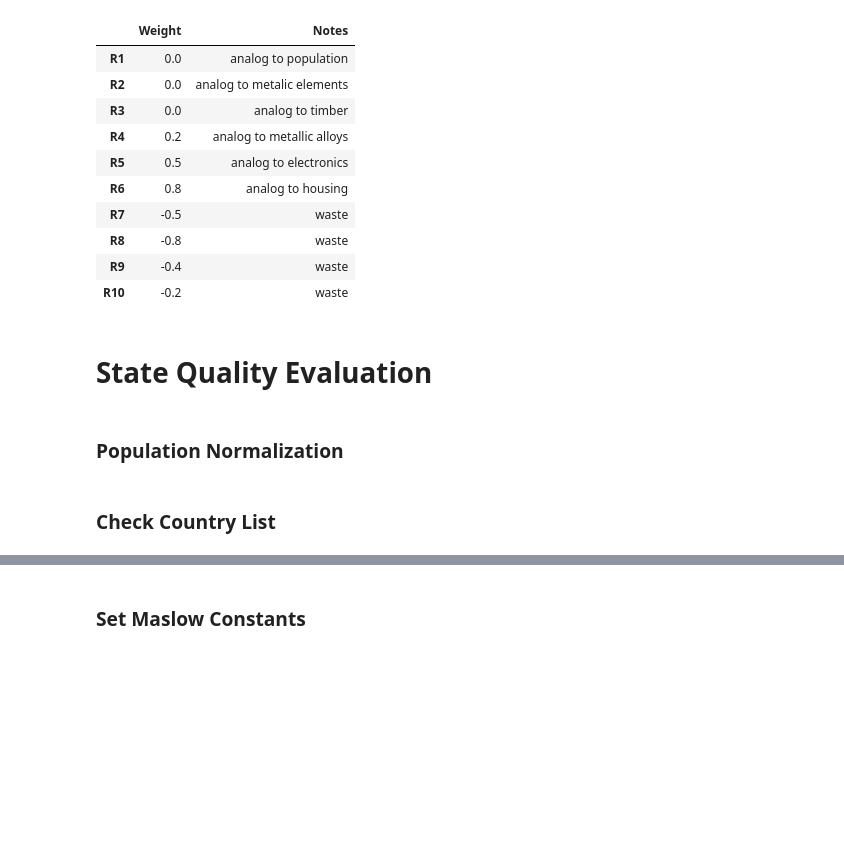
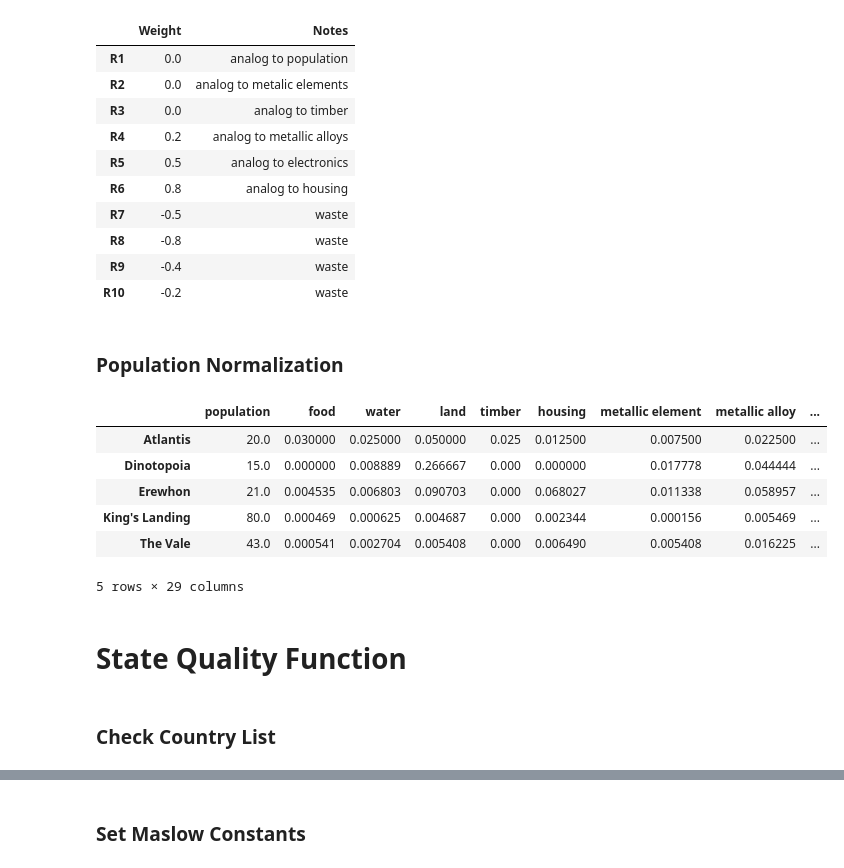
Before and after one commit to ijohnmilton/CountrySimulation, a Jupyter notebook: CountrySimulation.ipynb, the cells around one changed output, grey strips where cells are left out. Drawn from its saved outputs; the diff is of its cells as text; code cells hidden in the pictures; blank space fills up the shorter version.

```diff
--- a/CountrySimulation.ipynb
+++ b/CountrySimulation.ipynb
@@ -77,8 +77,6 @@ resourcedf
 | R8 | -0.8 | waste |
 | R9 | -0.4 | waste |
 | R10 | -0.2 | waste |
-# %% [markdown]
-# State Quality Evaluation
 # %% [markdown]
 ### Population Normalization
 # %%
@@ -88,5 +96,17 @@ def normalize_df(df):
+# %%
+norm_df
+# %% [output]
+|  | population | food | water | land | timber | housing | metallic element | metallic alloy | ... |
+| Atlantis | 20.0 | 0.030000 | 0.025000 | 0.050000 | 0.025 | 0.012500 | 0.007500 | 0.022500 | ... |
+| Dinotopoia | 15.0 | 0.000000 | 0.008889 | 0.266667 | 0.000 | 0.000000 | 0.017778 | 0.044444 | ... |
+| Erewhon | 21.0 | 0.004535 | 0.006803 | 0.090703 | 0.000 | 0.068027 | 0.011338 | 0.058957 | ... |
+| King's Landing | 80.0 | 0.000469 | 0.000625 | 0.004687 | 0.000 | 0.002344 | 0.000156 | 0.005469 | ... |
+| The Vale | 43.0 | 0.000541 | 0.002704 | 0.005408 | 0.000 | 0.006490 | 0.005408 | 0.016225 | ... |
+5 rows × 29 columns
 # %% [markdown]
-### Check Country List
+# State Quality Function
+# %% [markdown]
+### Check Country List
 # %%
 for key in countryList:
     print(key, '->', countryList[key])
```
Also changed, not shown: parts of 11 cells of this notebook.
